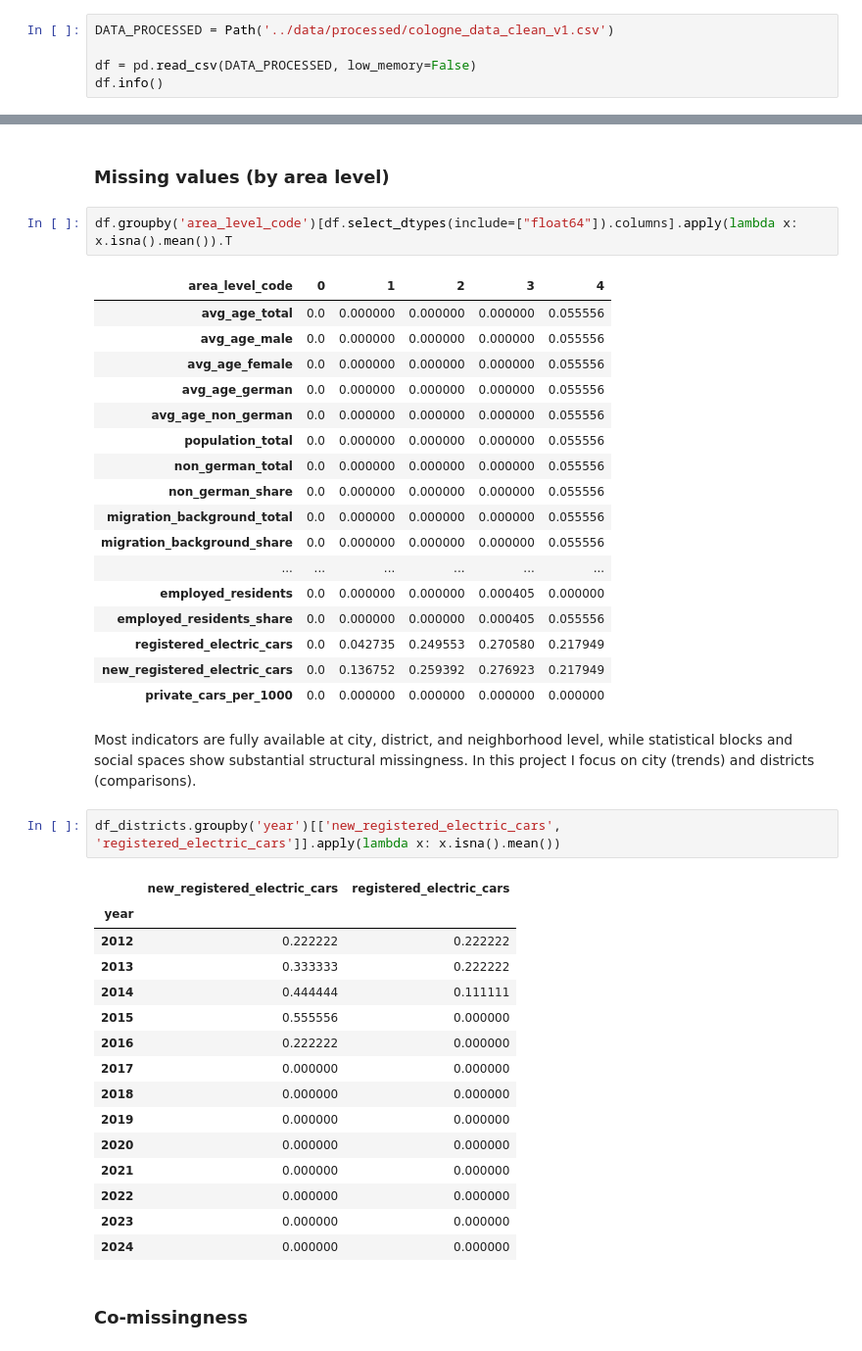
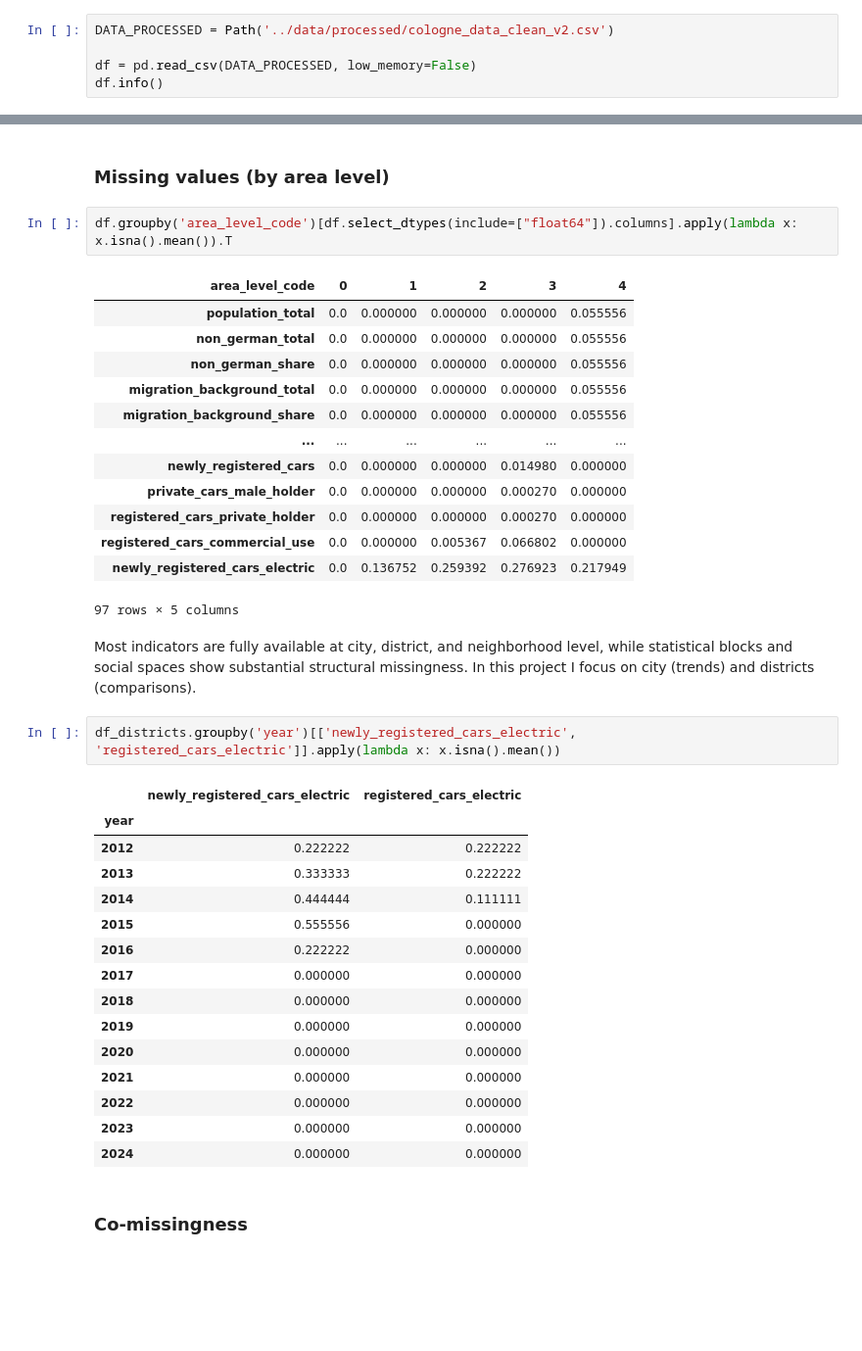
Before and after one commit to rosewiine/cologne-city-eda, a Jupyter notebook: notebooks/02_EDA.ipynb, the cells around one changed output, grey strips where cells are left out. Shown at 98% size. Saved outputs shown, nothing was run; the diff lists cells and outputs as text; blank space fills up the shorter version.

```diff
--- a/notebooks/02_EDA.ipynb
+++ b/notebooks/02_EDA.ipynb
@@ -24,7 +24,7 @@ import geopandas as gpd
 # %% [markdown]
 ## Load data
 # %%
-DATA_PROCESSED = Path('../data/processed/cologne_data_clean_v1.csv')
+DATA_PROCESSED = Path('../data/processed/cologne_data_clean_v2.csv')
 
 df = pd.read_csv(DATA_PROCESSED, low_memory=False)
 df.info()
@@ -75,28 +63,24 @@ print(earliest_year, latest_year)
 df.groupby('area_level_code')[df.select_dtypes(include=["float64"]).columns].apply(lambda x: x.isna().mean()).T
 # %% [output]
 | area_level_code | 0 | 1 | 2 | 3 | 4 |
-| avg_age_total | 0.0 | 0.000000 | 0.000000 | 0.000000 | 0.055556 |
-| avg_age_male | 0.0 | 0.000000 | 0.000000 | 0.000000 | 0.055556 |
-| avg_age_female | 0.0 | 0.000000 | 0.000000 | 0.000000 | 0.055556 |
-| avg_age_german | 0.0 | 0.000000 | 0.000000 | 0.000000 | 0.055556 |
-| avg_age_non_german | 0.0 | 0.000000 | 0.000000 | 0.000000 | 0.055556 |
 | population_total | 0.0 | 0.000000 | 0.000000 | 0.000000 | 0.055556 |
 | non_german_total | 0.0 | 0.000000 | 0.000000 | 0.000000 | 0.055556 |
 | non_german_share | 0.0 | 0.000000 | 0.000000 | 0.000000 | 0.055556 |
 | migration_background_total | 0.0 | 0.000000 | 0.000000 | 0.000000 | 0.055556 |
 | migration_background_share | 0.0 | 0.000000 | 0.000000 | 0.000000 | 0.055556 |
 | ... | ... | ... | ... | ... | ... |
-| employed_residents | 0.0 | 0.000000 | 0.000000 | 0.000405 | 0.000000 |
-| employed_residents_share | 0.0 | 0.000000 | 0.000000 | 0.000405 | 0.055556 |
-| registered_electric_cars | 0.0 | 0.042735 | 0.249553 | 0.270580 | 0.217949 |
-| new_registered_electric_cars | 0.0 | 0.136752 | 0.259392 | 0.276923 | 0.217949 |
-| private_cars_per_1000 | 0.0 | 0.000000 | 0.000000 | 0.000000 | 0.000000 |
+| newly_registered_cars | 0.0 | 0.000000 | 0.000000 | 0.014980 | 0.000000 |
+| private_cars_male_holder | 0.0 | 0.000000 | 0.000000 | 0.000270 | 0.000000 |
+| registered_cars_private_holder | 0.0 | 0.000000 | 0.000000 | 0.000270 | 0.000000 |
+| registered_cars_commercial_use | 0.0 | 0.000000 | 0.005367 | 0.066802 | 0.000000 |
+| newly_registered_cars_electric | 0.0 | 0.136752 | 0.259392 | 0.276923 | 0.217949 |
+97 rows × 5 columns
 # %% [markdown]
 Most indicators are fully available at city, district, and neighborhood level, while statistical blocks and social spaces show substantial structural missingness. In this project I focus on city (trends) and districts (comparisons).
 # %%
-df_districts.groupby('year')[['new_registered_electric_cars', 'registered_electric_cars']].apply(lambda x: x.isna().mean())
+df_districts.groupby('year')[['newly_registered_cars_electric', 'registered_cars_electric']].apply(lambda x: x.isna().mean())
 # %% [output]
-|  | new_registered_electric_cars | registered_electric_cars |
+|  | newly_registered_cars_electric | registered_cars_electric |
 | year |  |  |
 | 2012 | 0.222222 | 0.222222 |
 | 2013 | 0.333333 | 0.222222 |
```
Also changed, not shown: parts of 28 cells of this notebook, 1 other file.
